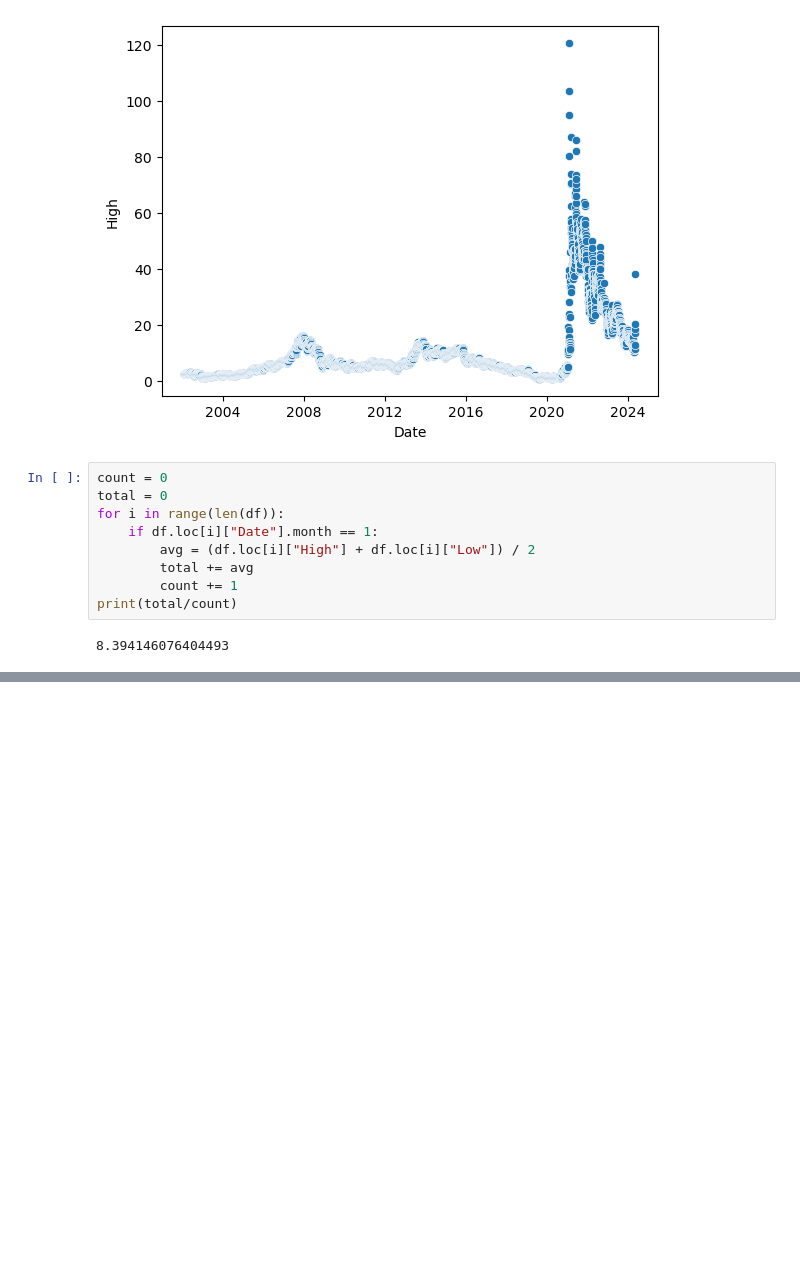
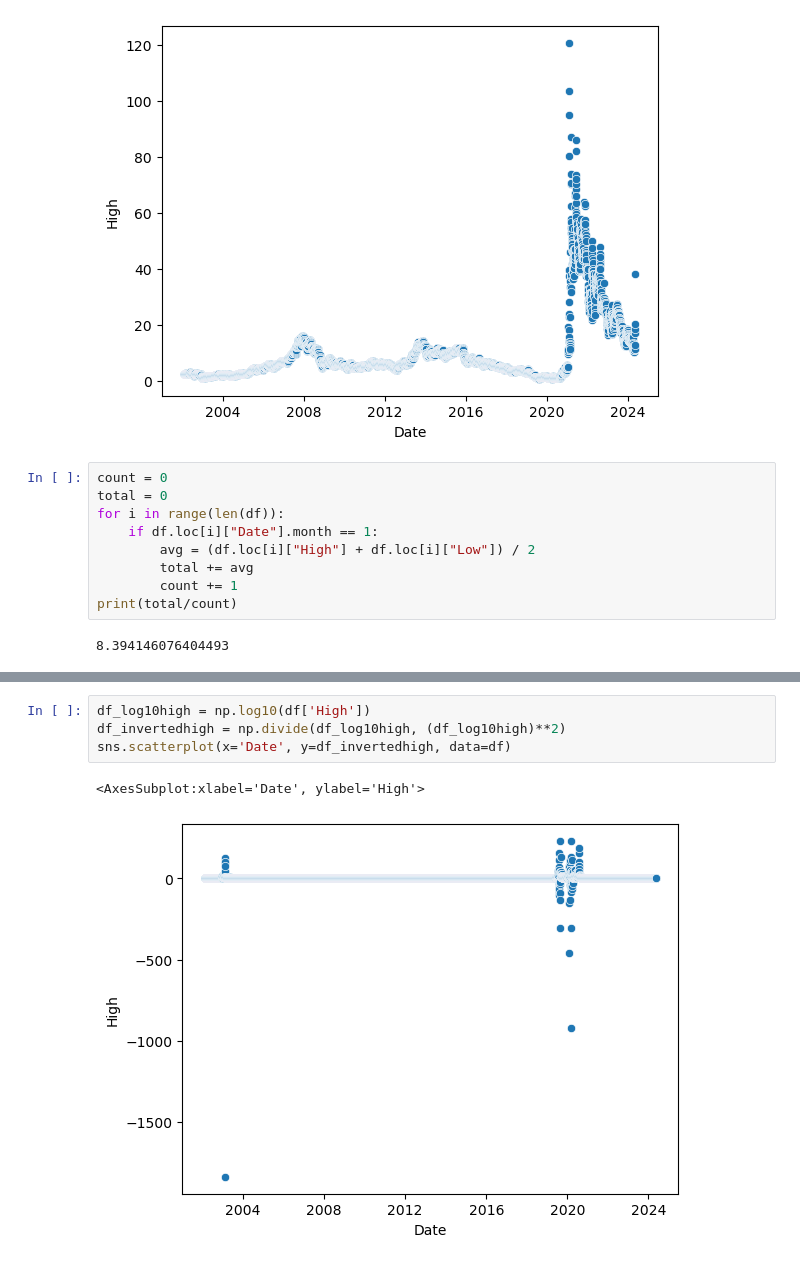
Before and after one commit to budgethp/AI, a Jupyter notebook: Semester 1/Stocks/Untitled.ipynb, the cells around one changed output, grey strips where cells are left out. Drawn from its saved outputs; the diff is of its cells as text; blank space fills up the shorter version.

```diff
--- a/Semester 1/Stocks/Untitled.ipynb
+++ b/Semester 1/Stocks/Untitled.ipynb
@@ -41,3 +41,10 @@ sns.scatterplot(x='Low', y='Volume', data=df)
 # %% [output]
 <AxesSubplot:xlabel='Low', ylabel='Volume'>
 [figure]
+# %%
+df_log10high = np.log10(df['High'])
+df_invertedhigh = np.divide(df_log10high, (df_log10high)**2)
+sns.scatterplot(x='Date', y=df_invertedhigh, data=df)
+# %% [output]
+<AxesSubplot:xlabel='Date', ylabel='High'>
+[figure, added]
```
Also changed, not shown: parts of 1 cell of this notebook.
